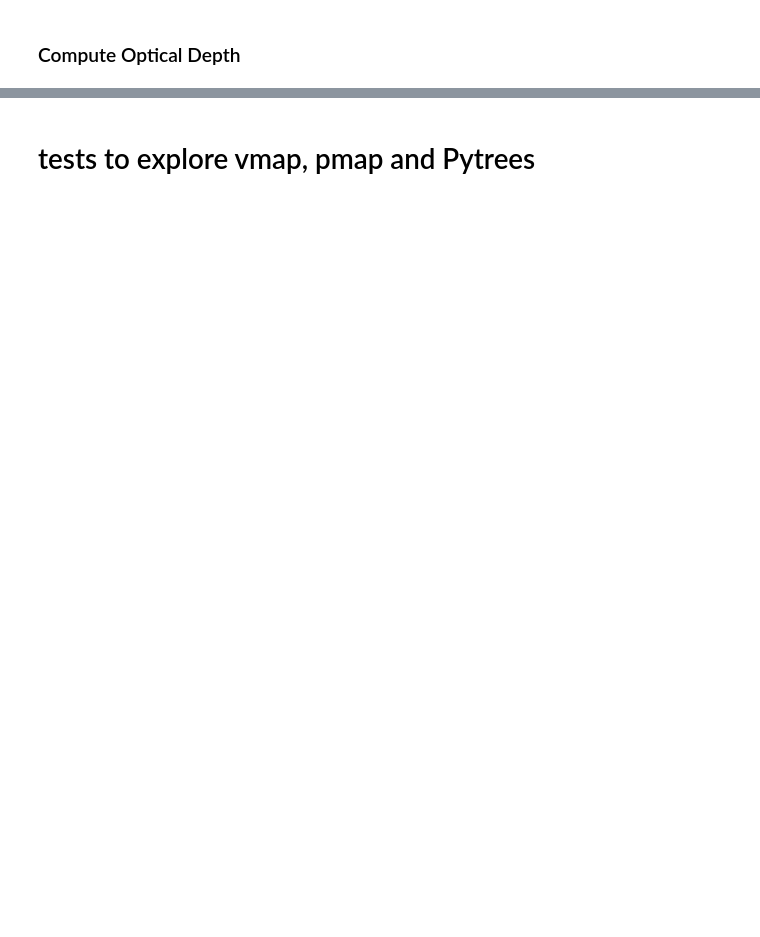
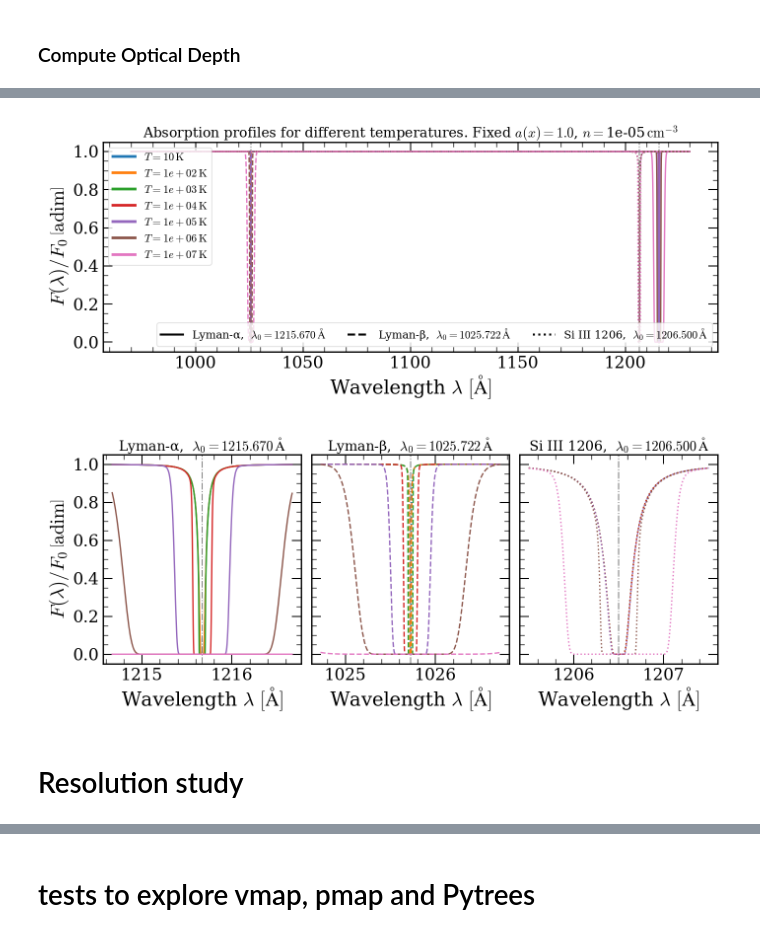
Before and after one commit to daniellopezcano/SkewerJAX, a Jupyter notebook: notebooks/optical_depth.ipynb, the cells around one changed output, grey strips where cells are left out. Drawn from its saved outputs; the diff is of its cells as text; code cells hidden in the pictures; blank space fills up the shorter version.

```diff
--- a/notebooks/optical_depth.ipynb
+++ b/notebooks/optical_depth.ipynb
@@ -533,7 +599,7 @@ for i_sp, line in enumerate(line_bundle.lines):
 # Axes formatting
 ax.set_xlabel(r"Wavelength $\lambda\ [\mathrm{\AA}]$")
 ax.set_ylabel(r"$F(\lambda) / F_0\, \left[\mathrm{adim}\right]$")
-ax.set_title(r"Absorption profiles for different temperatures, $n=$" + str(n0) + r"$\,\mathrm{cm}^{-3}$", fontsize=20)
+ax.set_title(r"Absorption profiles for different temperatures. Fixed $a(x)=1.0$, $n=$" + str(n0) + r"$\,\mathrm{cm}^{-3}$", fontsize=20)
 
 temp_handles = []
 for i_sk in range(N_sk):
@@ -553,30 +619,35 @@ for i_sp, line in enumerate(line_bundle.lines):
 leg_L = ax.legend(handles=line_handles, loc="lower right", fontsize=16, ncol=line_bundle.n_lines)
 
 fig.tight_layout()
 plt.show()
 
 
 
 # Zoom half-width around each line center [Angstrom]
 delta_lambda_A = 1.0   # adjust to taste
 fig, axes = plt.subplots(nrows=1, ncols=line_bundle.n_lines, figsize=(14, 6), sharex=False, sharey=True)
 if line_bundle.n_lines == 1:
     axes = [axes]  # in case N_sp=1, make it iterable
 
 for i_sp, (ax, line) in enumerate(zip(axes, line_bundle.lines)):
     lambda0 = line.lambda0_A
     ax.axvline(lambda0, color="grey", linestyle="-.", linewidth=1.5)
     mask = (lambdas_np >= lambda0 - delta_lambda_A) & (lambdas_np <= lambda0 + delta_lambda_A)
     lam_win = lambdas_np[mask]  # (N_lambda_window,)
 
     # Plot each temperature (each skewer)
     for i_sk in range(N_sk):
         ax.plot(lam_win, F_over_F0_np[i_sp, i_sk, mask], color=colors[i_sk], linestyle=linestyles[i_sp], linewidth=2.0)
 
     # Panel title and scaling
     ax.set_title(rf"{line.name},  $\lambda_0 = {line.lambda0_A:.3f}\,\mathrm{{\AA}}$", fontsize=20)
     ax.set_xlabel(r"Wavelength $\lambda\ [\mathrm{\AA}]$")
 
 axes[0].set_ylabel(r"$F(\lambda) / F_0\, \left[\mathrm{adim}\right]$")
 fig.tight_layout()
 plt.show()
+# %% [output]
+[figure, added]
+[figure, added]
+# %% [markdown]
+# Resolution study
```
Also changed, not shown: parts of 21 cells of this notebook.
